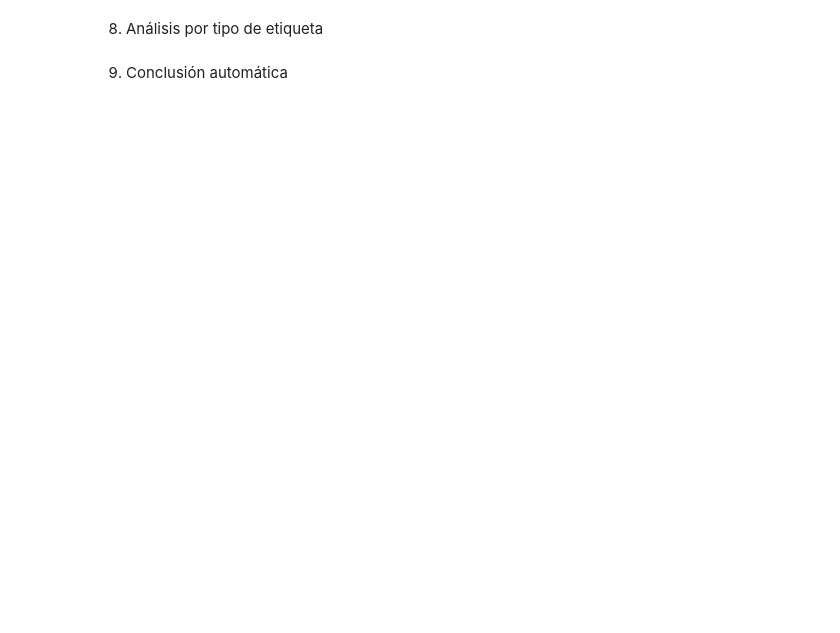
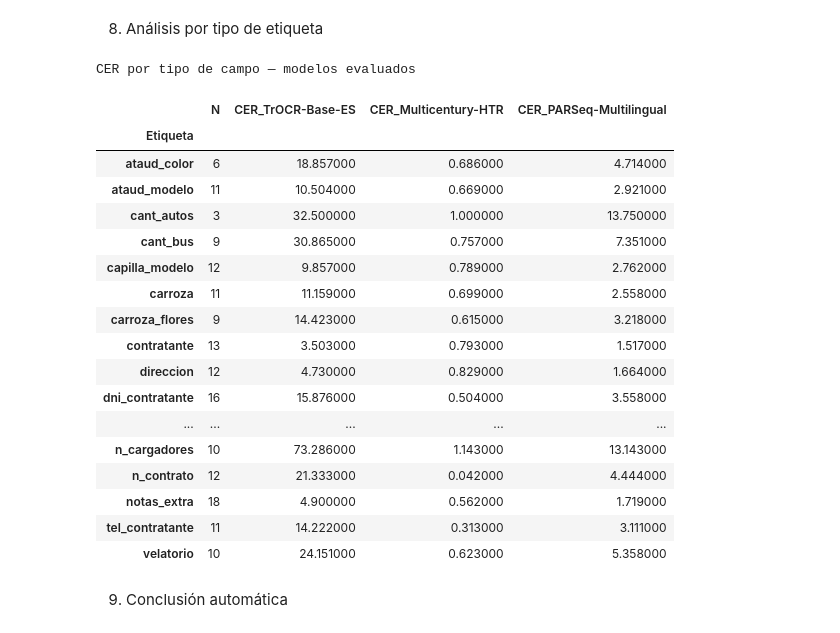
Before and after one commit to Fabrix265/Funeraria_Inventario_Inteligente, a Jupyter notebook: notebooks/extraction/02_ext_comp_modelos.ipynb, the cells around one changed output. Cells and saved outputs as stored; diff of their text form; code cells hidden in the pictures; blank space fills up the shorter version.

Commit message:
Comparativa de los modelos lista

```diff
--- a/notebooks/extraction/02_ext_comp_modelos.ipynb
+++ b/notebooks/extraction/02_ext_comp_modelos.ipynb
@@ -333,24 +504,52 @@ display(df_qual.style.set_properties(**{"text-align": "left"})
 # %%
 # ¿Qué campos son más difíciles para cada modelo?
 etiquetas_unicas = sorted(set(m["etiqueta"] for m in manifest))
+
+modelos_con_preds = {
+    name: data for name, data in all_results.items()
+    if len(data["predictions"]) == len(manifest)
+}
 
 rows_et = []
 for etq in etiquetas_unicas:
     idx = [i for i, m in enumerate(manifest) if m["etiqueta"] == etq]
     if len(idx) < 2:
         continue
     row = {"Etiqueta": etq, "N": len(idx)}
-    for name, data in all_results.items():
+    for name, data in modelos_con_preds.items():
         preds = [data["predictions"][i] for i in idx]
         refs  = [gt_labels[i]          for i in idx]
         row[f"CER_{name}"] = round(cer(refs, preds), 3)
     rows_et.append(row)
 
-df_etq = pd.DataFrame(rows_et).set_index("Etiqueta")
-display(df_etq.style.background_gradient(cmap="RdYlGn_r", axis=None,
-                                          subset=[c for c in df_etq.columns
-                                                  if c.startswith("CER")])
-               .set_caption("CER por tipo de campo — cada modelo"))
+if rows_et:
+    df_etq = pd.DataFrame(rows_et).set_index("Etiqueta")
+    cer_cols = [c for c in df_etq.columns if c.startswith("CER")]
+    display(df_etq.style
+            .background_gradient(cmap="RdYlGn_r", axis=None, subset=cer_cols)
+            .set_caption("CER por tipo de campo — modelos evaluados"))
+else:
+    print("⚠️  No hay suficientes muestras por etiqueta para este análisis.")
+# %% [output]
+CER por tipo de campo — modelos evaluados
+|  | N | CER_TrOCR-Base-ES | CER_Multicentury-HTR | CER_PARSeq-Multilingual |
+| Etiqueta |  |  |  |  |
+| ataud_color | 6 | 18.857000 | 0.686000 | 4.714000 |
+| ataud_modelo | 11 | 10.504000 | 0.669000 | 2.921000 |
+| cant_autos | 3 | 32.500000 | 1.000000 | 13.750000 |
+| cant_bus | 9 | 30.865000 | 0.757000 | 7.351000 |
+| capilla_modelo | 12 | 9.857000 | 0.789000 | 2.762000 |
+| carroza | 11 | 11.159000 | 0.699000 | 2.558000 |
+| carroza_flores | 9 | 14.423000 | 0.615000 | 3.218000 |
+| contratante | 13 | 3.503000 | 0.793000 | 1.517000 |
+| direccion | 12 | 4.730000 | 0.829000 | 1.664000 |
+| dni_contratante | 16 | 15.876000 | 0.504000 | 3.558000 |
+| ... | ... | ... | ... | ... |
+| n_cargadores | 10 | 73.286000 | 1.143000 | 13.143000 |
+| n_contrato | 12 | 21.333000 | 0.042000 | 4.444000 |
+| notas_extra | 18 | 4.900000 | 0.562000 | 1.719000 |
+| tel_contratante | 11 | 14.222000 | 0.313000 | 3.111000 |
+| velatorio | 10 | 24.151000 | 0.623000 | 5.358000 |
 # %% [markdown]
 9. Conclusión automática
 # %%
```
Also changed, not shown: parts of 8 cells of this notebook.
